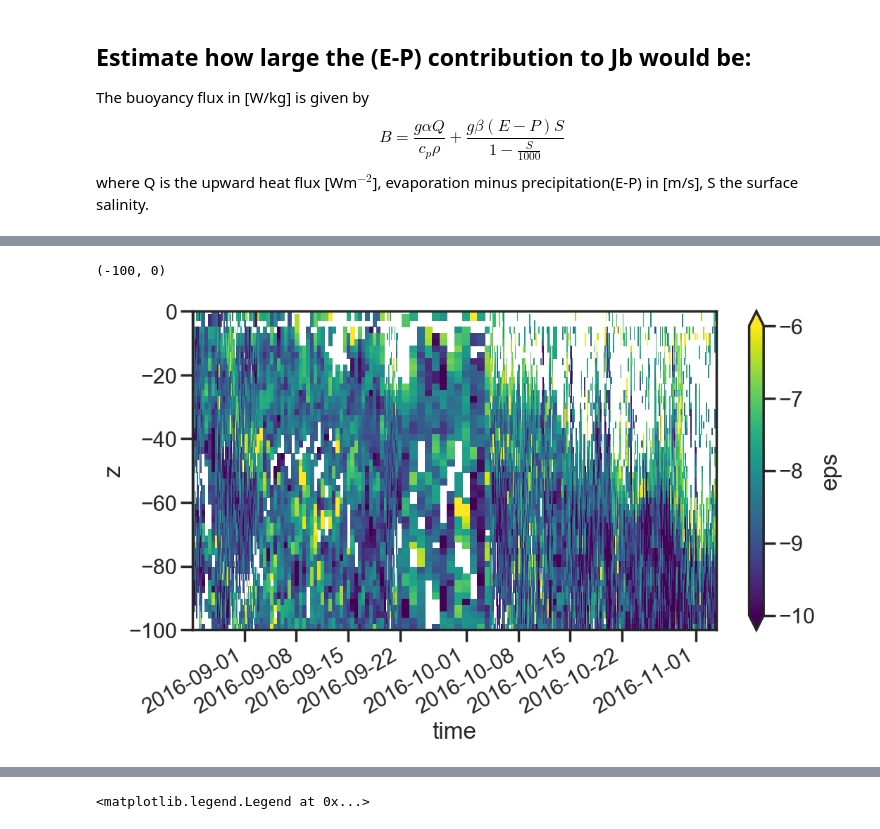
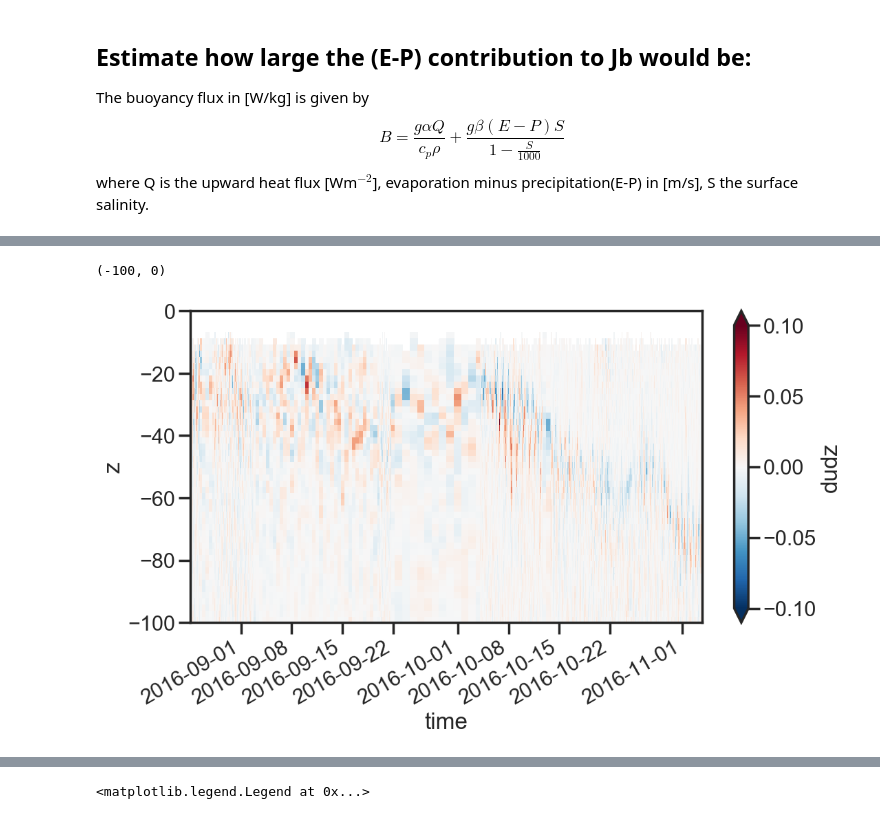
Before and after one commit to sessink/NIW, a Jupyter notebook: notebooks/turbulent_terms.ipynb, the cells around one changed output, grey strips where cells are left out. Saved outputs shown, nothing was run; the diff lists cells and outputs as text; code cells hidden in the pictures.

```diff
--- a/notebooks/turbulent_terms.ipynb
+++ b/notebooks/turbulent_terms.ipynb
@@ -147,11 +141,11 @@ plt.ylim(-100,0)
 # %%
 raw = qc_turbulence(raw)
 # %%
-raw.eps.pipe(np.log10).plot(vmin=-10,vmax=-6)
+raw.dudz.plot(vmin=-0.1, vmax=0.1, cmap='RdBu_r')
 plt.ylim(-100,0)
 # %% [output]
 (-100, 0)
-[figure, old version]
+[figure, new version]
 # %%
 def qc_velocity(data):
     Wmin = 0.05
```
Also changed, not shown: parts of 14 cells of this notebook, 1 other file.
